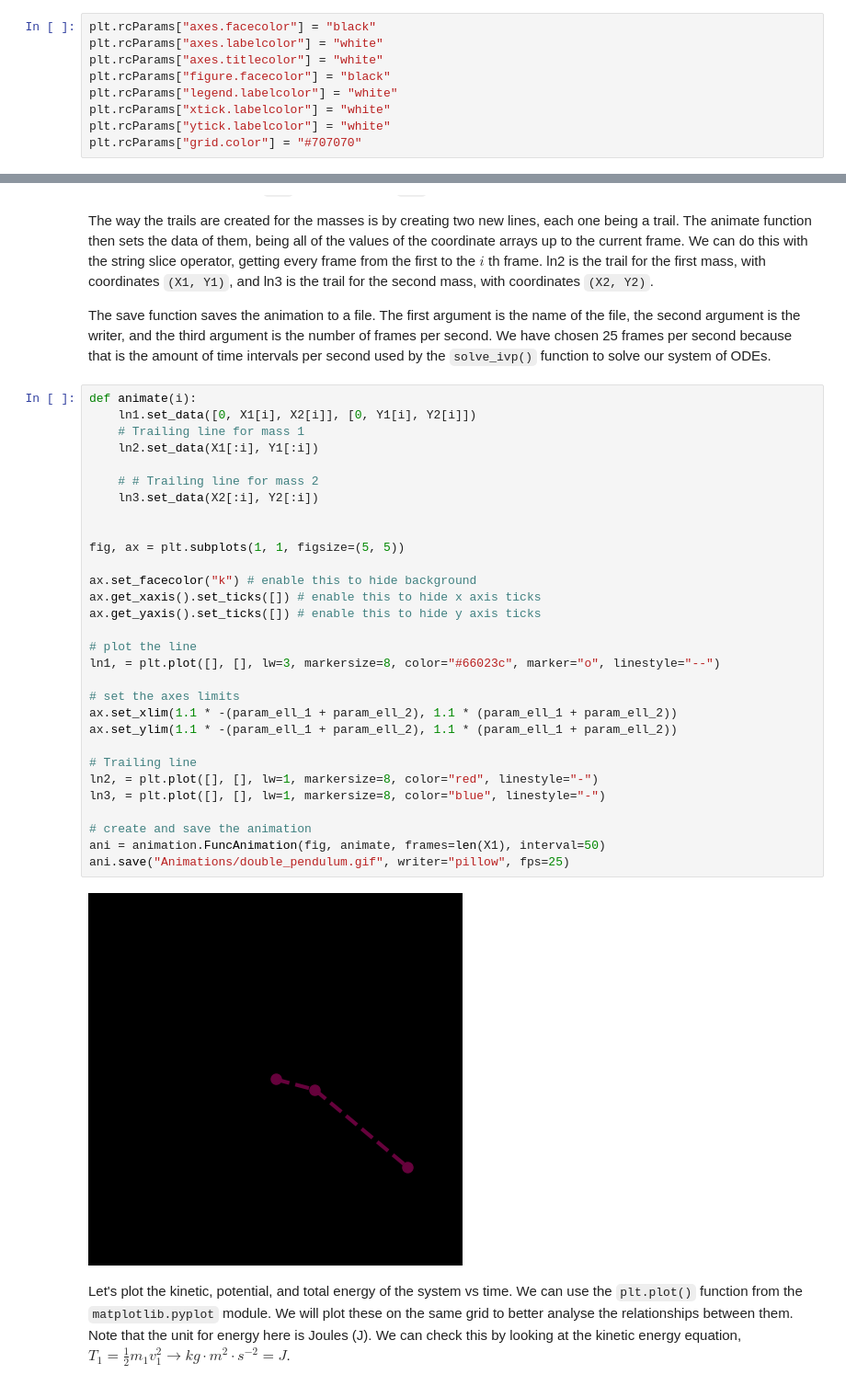
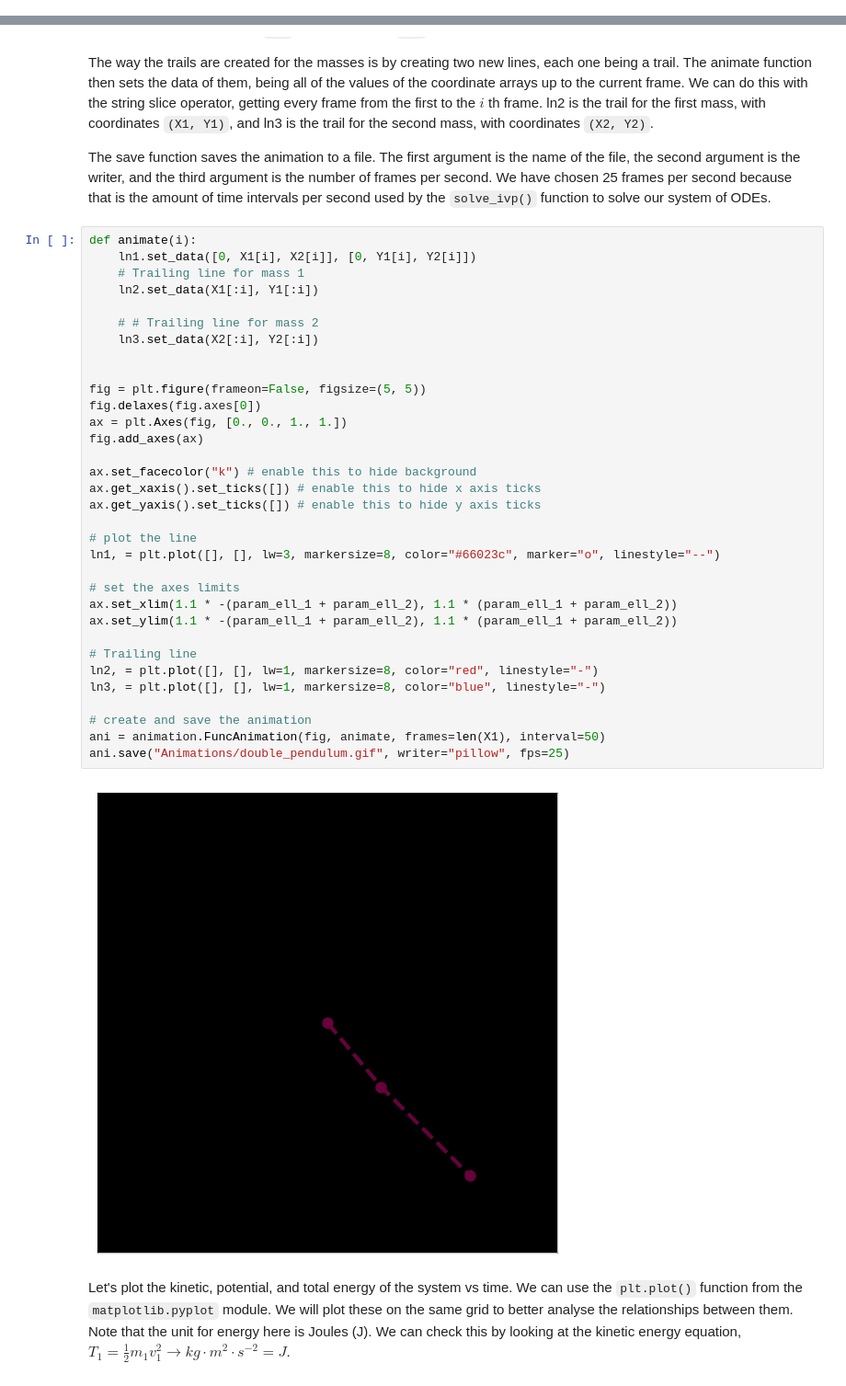
Before and after one commit to Melon-Mao/Python-repository, a Jupyter notebook: Data Analysis/Mechanics/Pendulums/Double Pendulum/double_pendulum.ipynb, the cells around one changed output, grey strips where cells are left out. Shown at 92% size. Cells and saved outputs as stored; diff of their text form.

```diff
--- a/Data Analysis/Mechanics/Pendulums/Double Pendulum/double_pendulum.ipynb
+++ b/Data Analysis/Mechanics/Pendulums/Double Pendulum/double_pendulum.ipynb
@@ -276,15 +284,6 @@ np.savetxt(
 )
 # %% [markdown]
 The block below changes some of the default settings for the pyplot module. Essentially, we are inverting the colour scheme to give it a dark background and light text.
-# %%
-plt.rcParams["axes.facecolor"] = "black"
-plt.rcParams["axes.labelcolor"] = "white"
-plt.rcParams["axes.titlecolor"] = "white"
-plt.rcParams["figure.facecolor"] = "black"
-plt.rcParams["legend.labelcolor"] = "white"
-plt.rcParams["xtick.labelcolor"] = "white"
-plt.rcParams["ytick.labelcolor"] = "white"
-plt.rcParams["grid.color"] = "#707070"
 # %% [markdown]
 Now Let's plot $\Theta_1$, $\Theta_2$, $\Omega_1$, and $\Omega_2$ vs time. We can use the `plt.plot()` function from the `matplotlib.pyplot` module. We will plot these as different subplots in a 2x2 grid with the `plt.subplot()` function, as well as the `gridspec` module.
 # %%
@@ -431,35 +424,38 @@ The save function saves the animation to a file. The first argument is the name
 # %%
 def animate(i):
     ln1.set_data([0, X1[i], X2[i]], [0, Y1[i], Y2[i]])
     # Trailing line for mass 1
     ln2.set_data(X1[:i], Y1[:i])
 
     # # Trailing line for mass 2
     ln3.set_data(X2[:i], Y2[:i])
 
 
-fig, ax = plt.subplots(1, 1, figsize=(5, 5))
+fig = plt.figure(frameon=False, figsize=(5, 5))
+fig.delaxes(fig.axes[0])
+ax = plt.Axes(fig, [0., 0., 1., 1.])
+fig.add_axes(ax)
 
 ax.set_facecolor("k") # enable this to hide background
 ax.get_xaxis().set_ticks([]) # enable this to hide x axis ticks
 ax.get_yaxis().set_ticks([]) # enable this to hide y axis ticks
 
 # plot the line
 ln1, = plt.plot([], [], lw=3, markersize=8, color="#66023c", marker="o", linestyle="--")
 
 # set the axes limits
 ax.set_xlim(1.1 * -(param_ell_1 + param_ell_2), 1.1 * (param_ell_1 + param_ell_2))
 ax.set_ylim(1.1 * -(param_ell_1 + param_ell_2), 1.1 * (param_ell_1 + param_ell_2))
 
 # Trailing line
 ln2, = plt.plot([], [], lw=1, markersize=8, color="red", linestyle="-")
 ln3, = plt.plot([], [], lw=1, markersize=8, color="blue", linestyle="-")
 
 # create and save the animation
 ani = animation.FuncAnimation(fig, animate, frames=len(X1), interval=50)
 ani.save("Animations/double_pendulum.gif", writer="pillow", fps=25)
 # %% [output]
-[figure, old version]
+[figure, new version]
 # %% [markdown]
 Let's plot the kinetic, potential, and total energy of the system vs time. We can use the `plt.plot()` function from the `matplotlib.pyplot` module. We will plot these on the same grid to better analyse the relationships between them. Note that the unit for energy here is Joules (J). We can check this by looking at the kinetic energy equation, $T_1 = \frac{1}{2}m_1v_1^2 \rightarrow kg \cdot m^2 \cdot s^{-2} = J$.
 # %%
```
Also changed, not shown: parts of 14 cells of this notebook, 7 other files.
